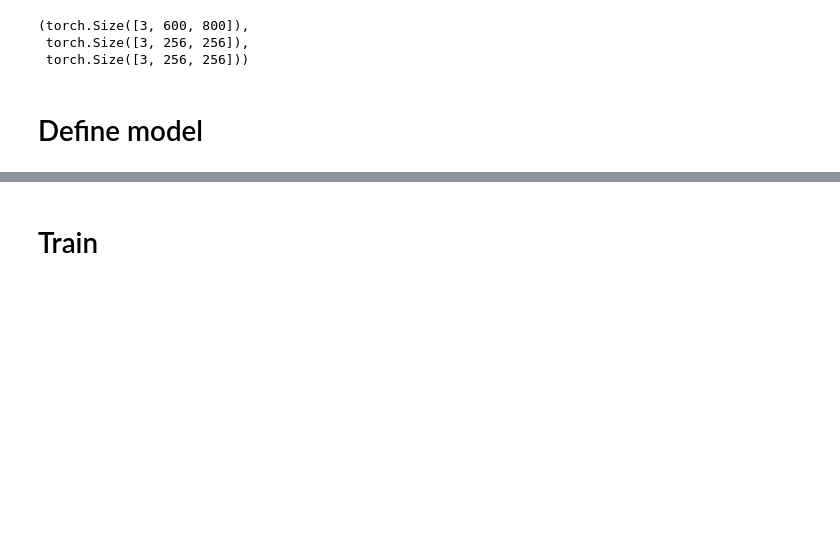
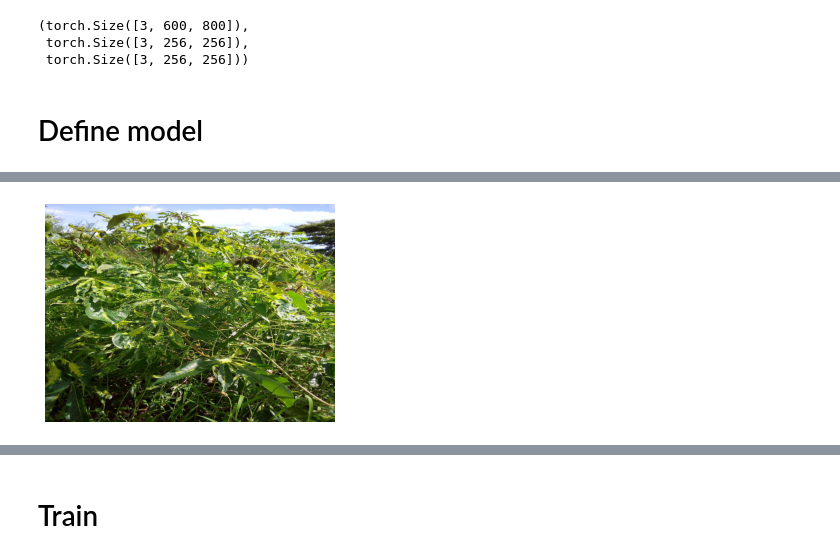
Before and after one commit to btseytlin/kaggle_cassava, a Jupyter notebook: notebooks/BYOL.ipynb, the cells around one changed output, grey strips where cells are left out. Cells and saved outputs as stored; diff of their text form; code cells hidden in the pictures; blank space fills up the shorter version.

```diff
--- a/notebooks/BYOL.ipynb
+++ b/notebooks/BYOL.ipynb
@@ -180 +181,5 @@ idx = np.random.choice(range(len(train_images_torch)))
 raw_image, label = raw_dataset[idx]
+# %%
+plot_image((raw_image/255).transpose(2, 1, 0))
+# %% [output]
+[figure, added]
```
Also changed, not shown: parts of 21 cells of this notebook, 5 other files.
